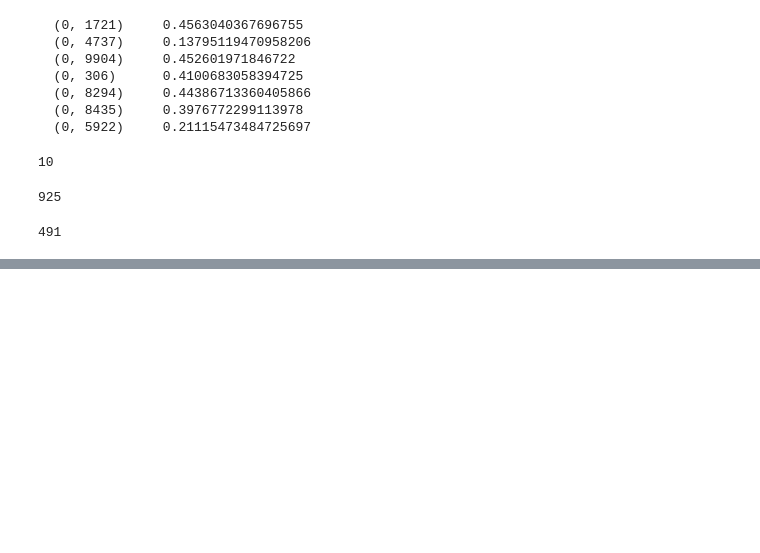
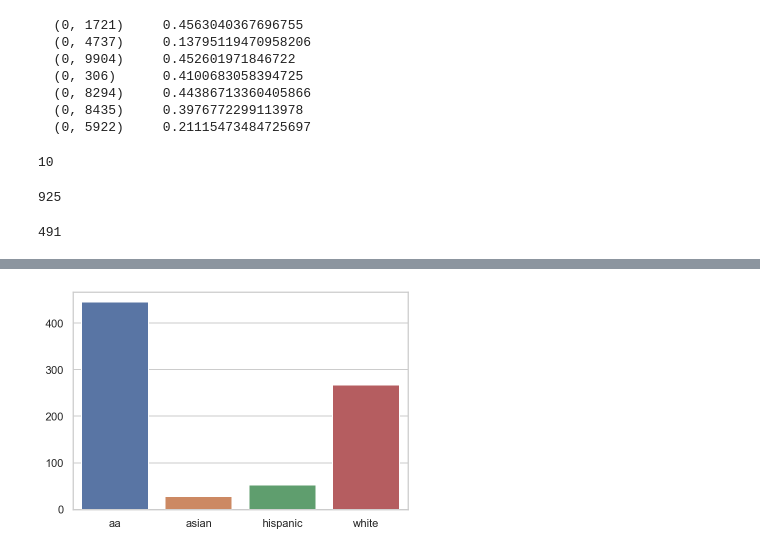
Before and after one commit to kunalhandaUCSB/gvdb_senti, a Jupyter notebook: tokenizer_tf_idf.ipynb, the cells around one changed output, grey strips where cells are left out. Drawn from its saved outputs; the diff is of its cells as text; code cells hidden in the pictures; blank space fills up the shorter version.

Commit message:
added seaborn graph of lens

```diff
--- a/tokenizer_tf_idf.ipynb
+++ b/tokenizer_tf_idf.ipynb
@@ -344,0 +342,7 @@ empty_arr = (df.index[df.race == 'nan']) | (df.index[df.race == ''])
+# %%
+race_dict = {}
+race_dict['aa'] = list(aa_arr)
+race_dict['asian'] = list(asian_arr)
+race_dict['hispanic'] = list(hisp_arr)
+race_dict['white'] = list(white_arr)
+race_dict
@@ -344,0 +367,11 @@ empty_arr = (df.index[df.race == 'nan']) | (df.index[df.race == ''])
+# %%
+race_dict_lens = {}
+race_dict_lens['aa'] = len(race_dict['aa'])
+race_dict_lens['asian'] = len(race_dict['asian'])
+race_dict_lens['hispanic'] = len(race_dict['hispanic'])
+race_dict_lens['white'] = len(race_dict['white'])
+df_r=pd.DataFrame.from_dict(race_dict_lens,orient='index').transpose()
+sns.set_theme(style="whitegrid")
+ax = sns.barplot(data=df_r)
+# %% [output]
+[figure, added]
```
Also changed, not shown: parts of 2 cells of this notebook.
